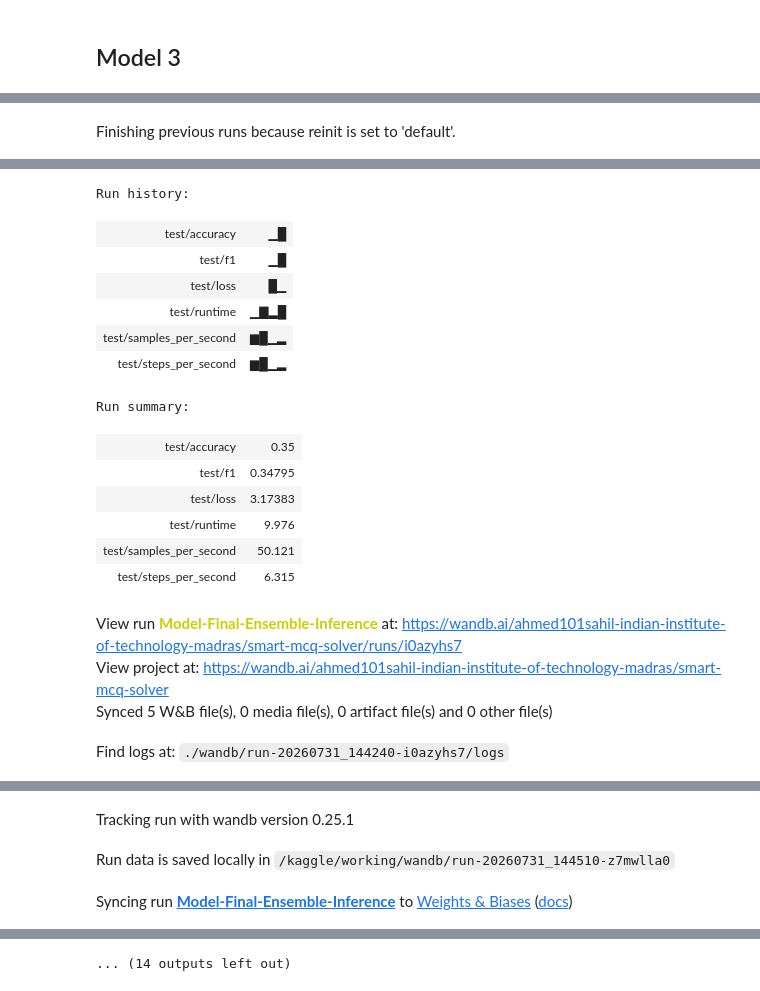
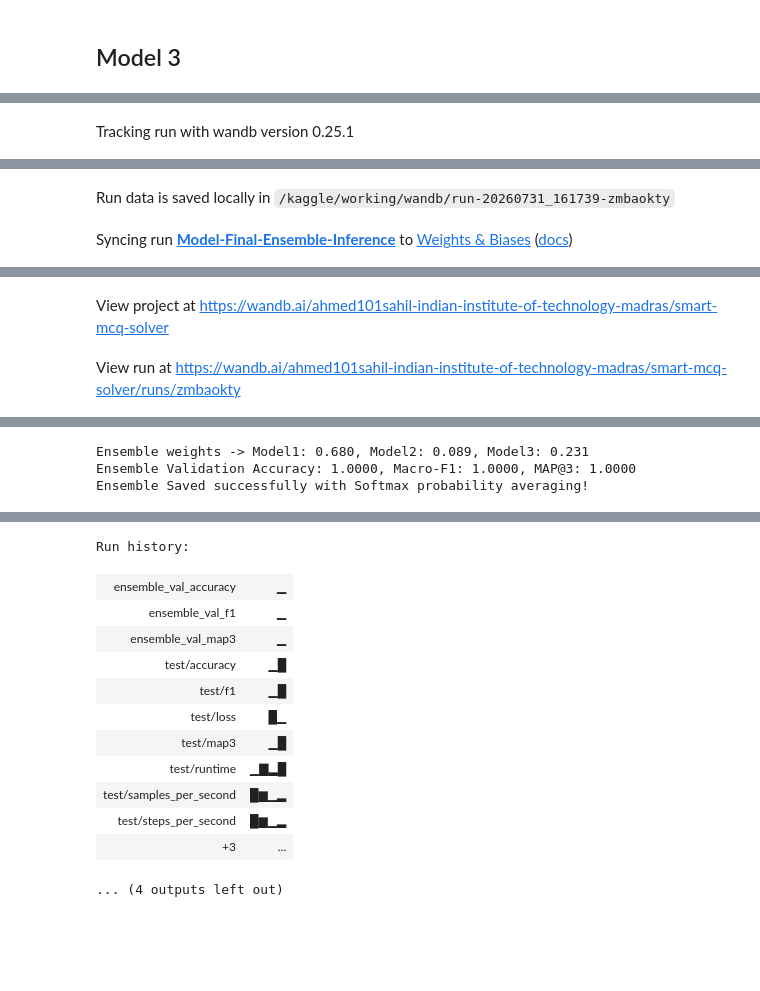
Before and after one commit to 22f2000691/dlgenai-t22026, a Jupyter notebook: DL-22f2000691-notebook-t22026.ipynb, the cells around one changed output, grey strips where cells are left out. Cells and saved outputs as stored; diff of their text form; code cells hidden in the pictures; blank space fills up the shorter version.

```diff
--- a/DL-22f2000691-notebook-t22026.ipynb
+++ b/DL-22f2000691-notebook-t22026.ipynb
@@ -981,19 +981,25 @@ probs_m3_val = F.softmax(torch.tensor(logits_m3_val) / T, dim=-1).numpy()
 
 
 ensemble_probs_val = (w1 * probs_m1_val) + (w2 * probs_m2_val) + (w3 * probs_m3_val)
+
 ensemble_val_preds = np.argmax(ensemble_probs_val, axis=1)
-
 ensemble_val_acc = accuracy_score(y_val_split, ensemble_val_preds)
 ensemble_val_f1 = f1_score(y_val_split, ensemble_val_preds, average="macro")
 
-print(f"Ensemble Validation Accuracy: {ensemble_val_acc:.4f}, Macro-F1: {ensemble_val_f1:.4f}")
-print(f"  vs Model 1 val F1: {model1_metrics['f1']:.4f}")
-print(f"  vs Model 2 val F1: {model2_metrics['eval_f1']:.4f}")
-print(f"  vs Model 3 val F1: {model3_metrics['eval_f1']:.4f}")
+
+top_3_ensemble_indices = np.argsort(ensemble_probs_val, axis=1)[:, -3:][:, ::-1]
+top_3_ensemble_letters = [[LABELS[idx] for idx in row] for row in top_3_ensemble_indices]
+actual_val_letters = [LABELS[idx] for idx in y_val_split]
+
+ensemble_val_map3 = mapk(actual_val_letters, top_3_ensemble_letters, k=3)
+
+print(f"Ensemble Validation Accuracy: {ensemble_val_acc:.4f}, Macro-F1: {ensemble_val_f1:.4f}, MAP@3: {ensemble_val_map3:.4f}")
+
 
 wandb.log({
     "ensemble_val_accuracy": ensemble_val_acc,
     "ensemble_val_f1": ensemble_val_f1,
+    "ensemble_val_map3": ensemble_val_map3, # Added here
     "weight_model1": w1,
     "weight_model2": w2,
     "weight_model3": w3,
@@ -1025 +1032 @@ wandb.finish()
-Finishing previous runs because reinit is set to 'default'.
+Tracking run with wandb version 0.25.1
@@ -1027,18 +1033,2 @@ Finishing previous runs because reinit is set to 'default'.
-Run history:
-| test/accuracy | ▁█ |
-| test/f1 | ▁█ |
-| test/loss | █▁ |
-| test/runtime | ▁▇▂█ |
-| test/samples_per_second | ▆█▁▂ |
-| test/steps_per_second | ▆█▁▂ |
-Run summary:
-| test/accuracy | 0.35 |
-| test/f1 | 0.34795 |
-| test/loss | 3.17383 |
-| test/runtime | 9.976 |
-| test/samples_per_second | 50.121 |
-| test/steps_per_second | 6.315 |
-View run Model-Final-Ensemble-Inference at: https://wandb.ai/ahmed101sahil-indian-institute-of-technology-madras/smart-mcq-solver/runs/i0azyhs7
-View project at: https://wandb.ai/ahmed101sahil-indian-institute-of-technology-madras/smart-mcq-solver
-Synced 5 W&B file(s), 0 media file(s), 0 artifact file(s) and 0 other file(s)
+Run data is saved locally in /kaggle/working/wandb/run-20260731_161739-zmbaokty
-Find logs at: ./wandb/run-20260731_144240-i0azyhs7/logs
+Syncing run Model-Final-Ensemble-Inference to Weights & Biases (docs)
@@ -1046,3 +1035,2 @@ Find logs at: ./wandb/run-20260731_144240-i0azyhs7/logs
-Tracking run with wandb version 0.25.1
+View project at https://wandb.ai/ahmed101sahil-indian-institute-of-technology-madras/smart-mcq-solver
-Run data is saved locally in /kaggle/working/wandb/run-20260731_144510-z7mwlla0
+View run at https://wandb.ai/ahmed101sahil-indian-institute-of-technology-madras/smart-mcq-solver/runs/zmbaokty
-Syncing run Model-Final-Ensemble-Inference to Weights & Biases (docs)
@@ -1048,0 +1039,3 @@ Syncing run Model-Final-Ensemble-Inference to Weights & Biases (docs)
+Ensemble weights -> Model1: 0.680, Model2: 0.089, Model3: 0.231
+Ensemble Validation Accuracy: 1.0000, Macro-F1: 1.0000, MAP@3: 1.0000
+Ensemble Saved successfully with Softmax probability averaging!
@@ -1049 +1043,13 @@ Syncing run Model-Final-Ensemble-Inference to Weights & Biases (docs)
+Run history:
+| ensemble_val_accuracy | ▁ |
+| ensemble_val_f1 | ▁ |
+| ensemble_val_map3 | ▁ |
+| test/accuracy | ▁█ |
+| test/f1 | ▁█ |
+| test/loss | █▁ |
+| test/map3 | ▁█ |
+| test/runtime | ▁▇▂█ |
+| test/samples_per_second | █▆▁▂ |
+| test/steps_per_second | █▆▁▂ |
+| +3 | ... |
-... (14 outputs left out)
+... (4 outputs left out)
```
Also changed, not shown: parts of 7 cells of this notebook.
